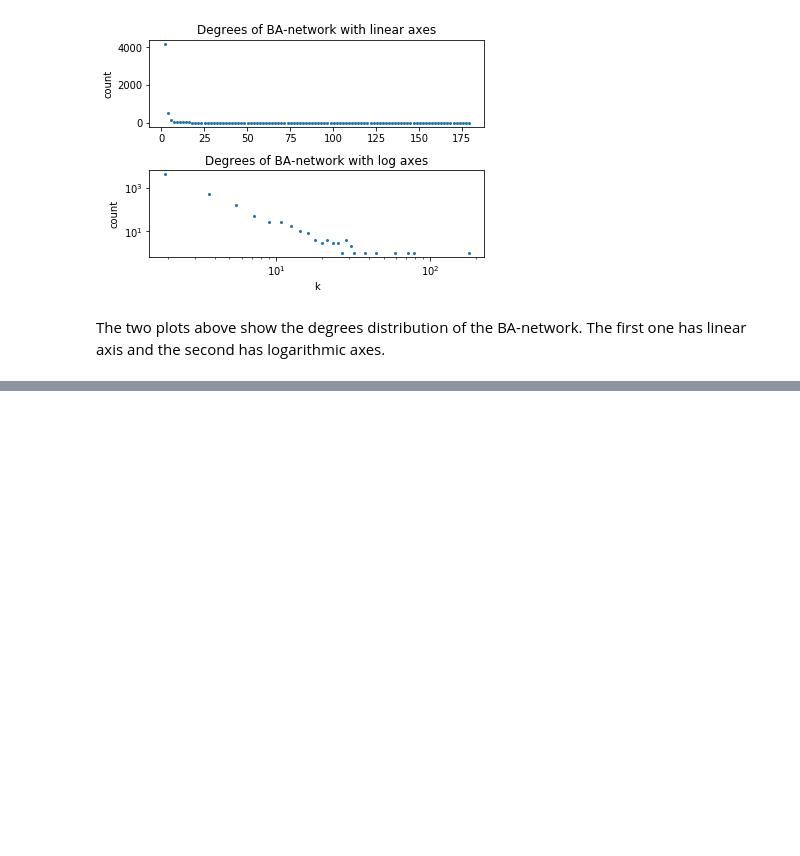
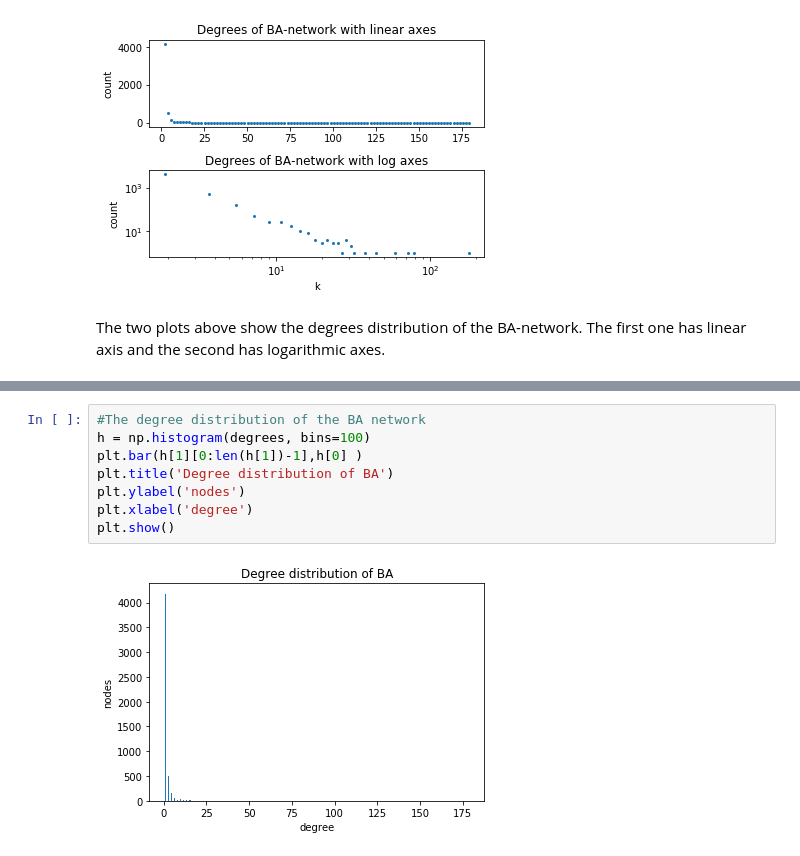
Before and after one commit to LukaAvbreht/Social_graphs, a Jupyter notebook: 01_Assignment/Assignment1.ipynb, the cells around one changed output, grey strips where cells are left out. Cells and saved outputs as stored; diff of their text form; blank space fills up the shorter version.

```diff
--- a/01_Assignment/Assignment1.ipynb
+++ b/01_Assignment/Assignment1.ipynb
@@ -197,0 +227,10 @@ Finally, we'll build a network of same size and degree, using the growth mechani
+# %%
+#The degree distribution of the BA network
+h = np.histogram(degrees, bins=100)
+plt.bar(h[1][0:len(h[1])-1],h[0] )
+plt.title('Degree distribution of BA')
+plt.ylabel('nodes')
+plt.xlabel('degree')
+plt.show()
+# %% [output]
+[figure, added]
```
Also changed, not shown: parts of 7 cells of this notebook, 1 other file.
